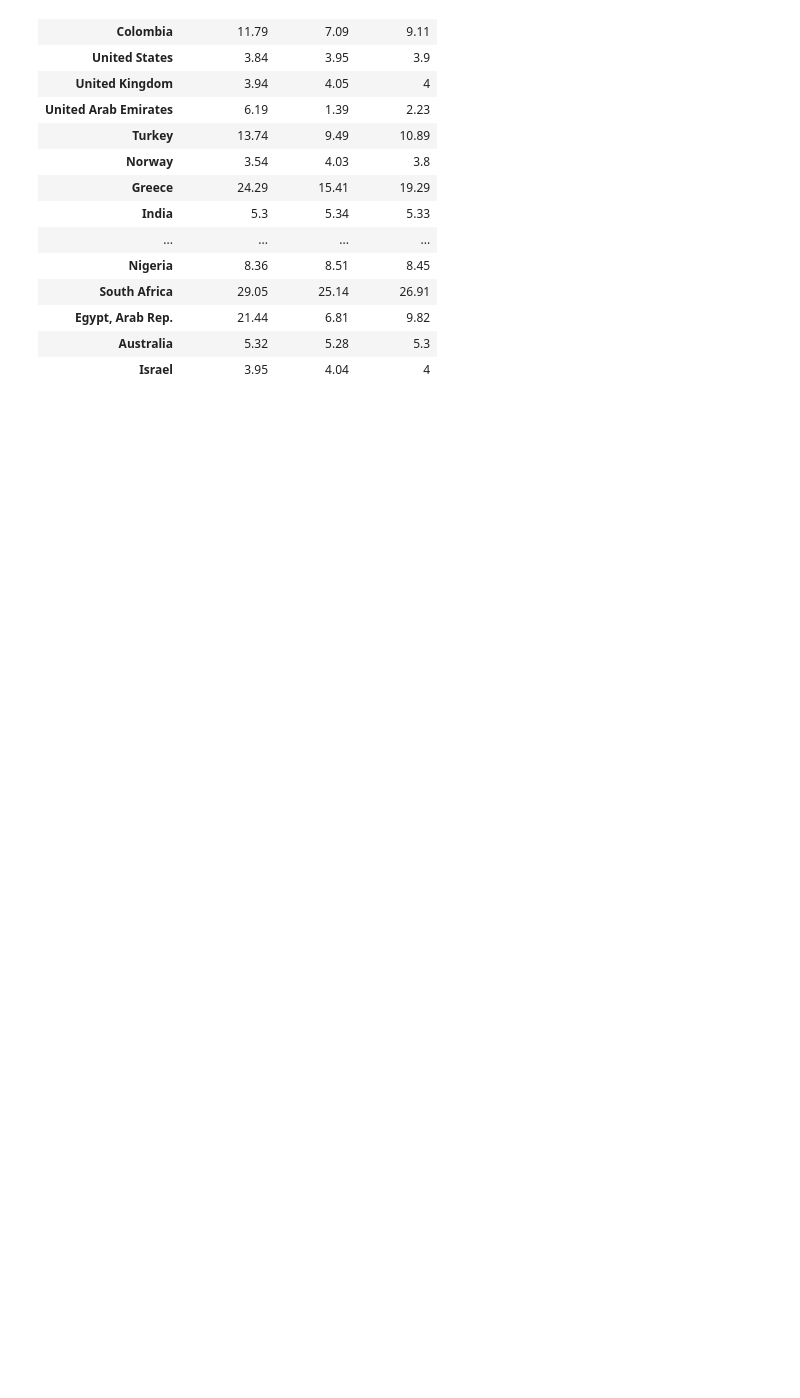
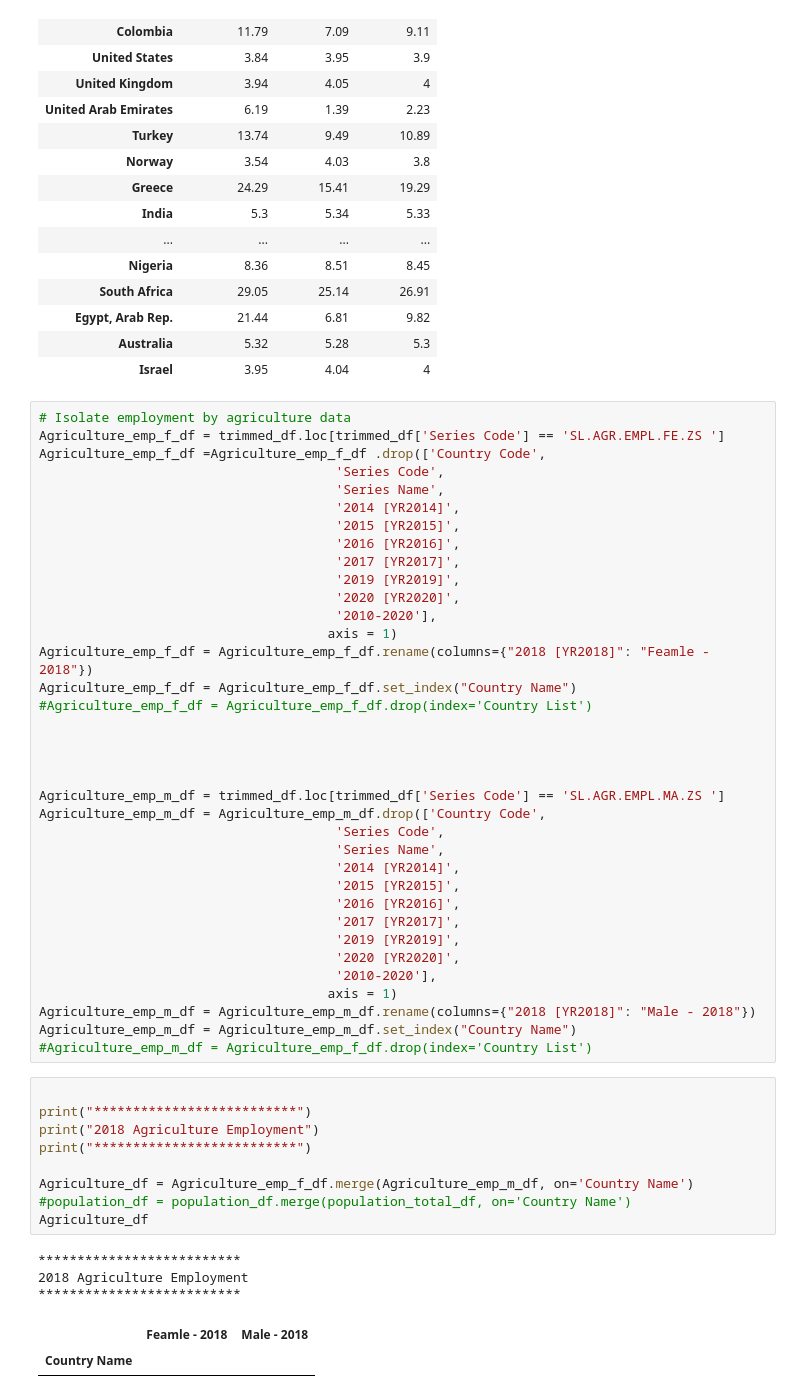
Before and after one commit to Keh4/Project-1---Team-3, a Jupyter notebook: Working_file_no_3.ipynb, the cells around one changed output. Cells and saved outputs as stored; diff of their text form; blank space fills up the shorter version.

```diff
--- a/Working_file_no_3.ipynb
+++ b/Working_file_no_3.ipynb
@@ -466,3 +446,54 @@ unemployment_df
 | Egypt, Arab Rep. | 21.44 | 6.81 | 9.82 |
 | Australia | 5.32 | 5.28 | 5.3 |
 | Israel | 3.95 | 4.04 | 4 |
+# %%
+# Isolate employment by agriculture data
+Agriculture_emp_f_df = trimmed_df.loc[trimmed_df['Series Code'] == 'SL.AGR.EMPL.FE.ZS ']
+Agriculture_emp_f_df =Agriculture_emp_f_df .drop(['Country Code',
+                                      'Series Code',
+                                      'Series Name',
+                                      '2014 [YR2014]',
+                                      '2015 [YR2015]',
+                                      '2016 [YR2016]',
+                                      '2017 [YR2017]',
+                                      '2019 [YR2019]',
+                                      '2020 [YR2020]',
+                                      '2010-2020'],
+                                     axis = 1)
+Agriculture_emp_f_df = Agriculture_emp_f_df.rename(columns={"2018 [YR2018]": "Feamle - 2018"})
+Agriculture_emp_f_df = Agriculture_emp_f_df.set_index("Country Name")
+#Agriculture_emp_f_df = Agriculture_emp_f_df.drop(index='Country List')
+
+
+
+
+Agriculture_emp_m_df = trimmed_df.loc[trimmed_df['Series Code'] == 'SL.AGR.EMPL.MA.ZS ']
+Agriculture_emp_m_df = Agriculture_emp_m_df.drop(['Country Code',
+                                      'Series Code',
+                                      'Series Name',
+                                      '2014 [YR2014]',
+                                      '2015 [YR2015]',
+                                      '2016 [YR2016]',
+                                      '2017 [YR2017]',
+                                      '2019 [YR2019]',
+                                      '2020 [YR2020]',
+                                      '2010-2020'],
+                                     axis = 1)
+Agriculture_emp_m_df = Agriculture_emp_m_df.rename(columns={"2018 [YR2018]": "Male - 2018"})
+Agriculture_emp_m_df = Agriculture_emp_m_df.set_index("Country Name")
+#Agriculture_emp_m_df = Agriculture_emp_f_df.drop(index='Country List')
+# %%
+
+print("**************************")
+print("2018 Agriculture Employment")
+print("**************************")
+
+Agriculture_df = Agriculture_emp_f_df.merge(Agriculture_emp_m_df, on='Country Name')
+#population_df = population_df.merge(population_total_df, on='Country Name')
+Agriculture_df
+# %% [output]
+**************************
+2018 Agriculture Employment
+**************************
+|  | Feamle - 2018 | Male - 2018 |
+| Country Name |  |  |
```
Also changed, not shown: parts of 1 cell of this notebook.
